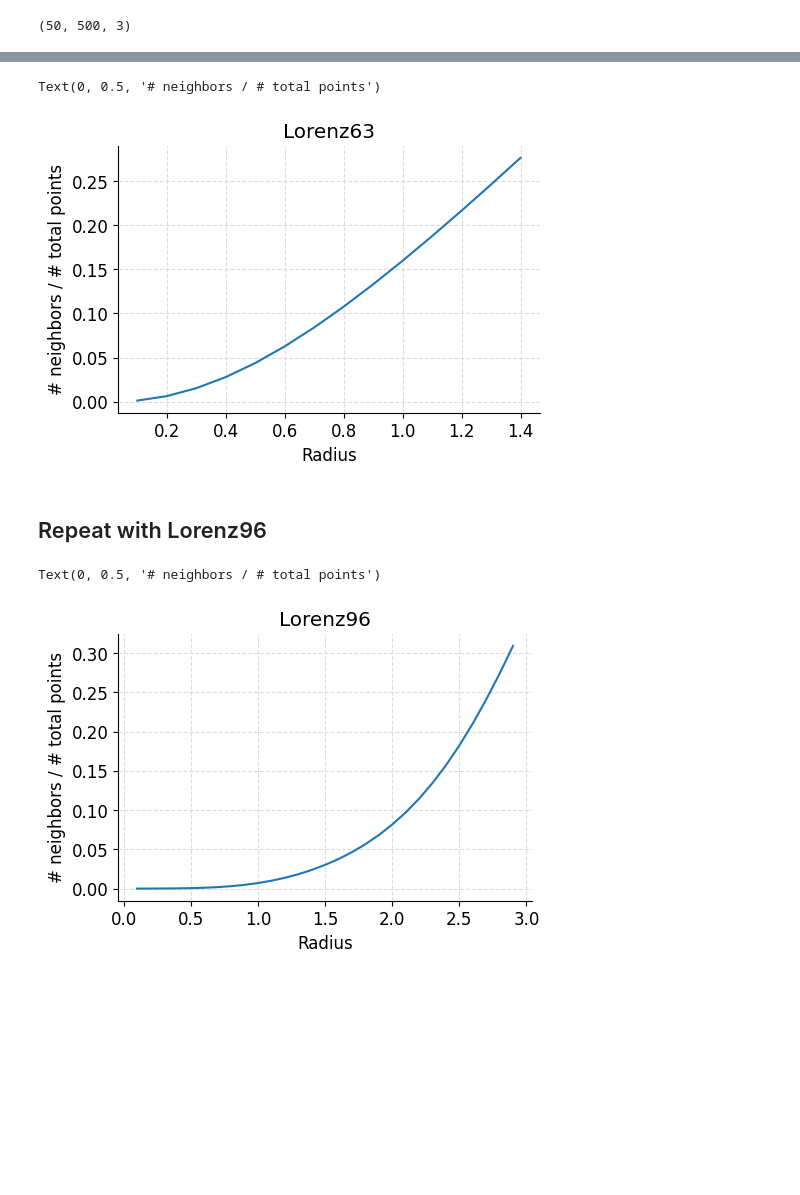
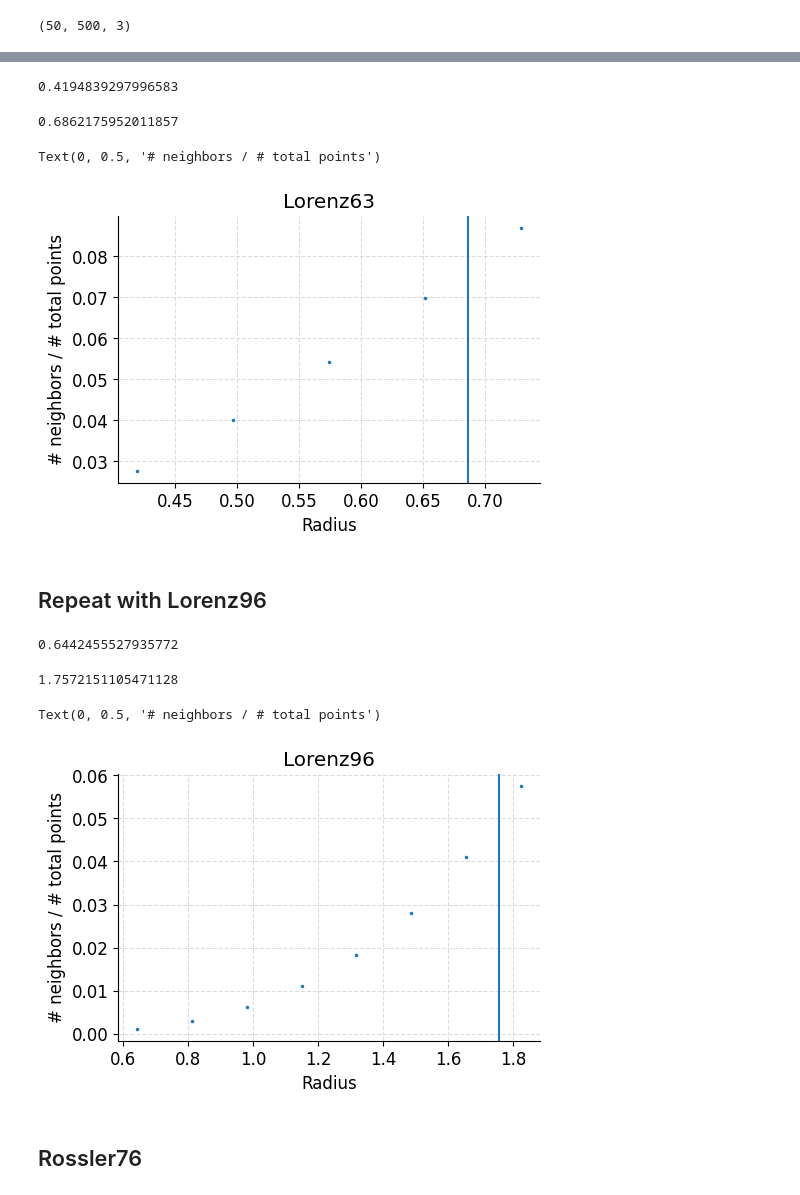
Before and after one commit to Jhko725/sandbox, a Jupyter notebook: notebooks/analysis/fractal_dimension.ipynb, the cells around one changed output, grey strips where cells are left out. Saved outputs shown, nothing was run; the diff lists cells and outputs as text; code cells hidden in the pictures; blank space fills up the shorter version.

Commit message:
Implemented automatic neighborhood selection and changed config files

```diff
--- a/notebooks/analysis/fractal_dimension.ipynb
+++ b/notebooks/analysis/fractal_dimension.ipynb
@@ -52,25 +65,38 @@ for r in tqdm(radii):
 # %%
+r_min = find_r_min(dataset)
+print(r_min)
+r_max, aux = find_r_max(
+    dataset,
+    r_max_init=1.5,
+    num_sweep=15,
+    r_min=r_min,
+    target_neighborhood_rel_size=0.05,
+)
+print(r_max)
+
 fig, ax = plt.subplots(1, 1, figsize=(5, 3.5), constrained_layout=True)
-ax.plot(radii, np.mean(neighbor_counts, axis=1) / dist_mat.shape[1])
+ax.plot(*aux, ".")
+ax.axvline(x=r_max)
 ax.set_title("Lorenz63")
 ax.set_xlabel("Radius")
 ax.set_ylabel("# neighbors / # total points")
 # %% [output]
-Text(0, 0.5, '# neighbors / # total points')
+0.4194839297996583
+0.6862175952011857
+Text(0, 0.5, '# neighbors / # total points')
-[figure, old version]
+[figure, new version]
 # %% [markdown]
 ## Repeat with Lorenz96
 # %%
-noise = 0.05
+noise = 0.1
 downsample = 2
-dataset, transform = (
+dataset_normed, transform = (
     TimeSeriesDataset(
         *TimeSeriesDataset.from_hdf5(datadir / "lorenz96_train.hdf5")[::100]
     )
     .downsample(downsample)
     .split_along_time(500)[0]
-    .add_noise(noise)
     .standardize()
 )
-
+dataset = dataset_normed.add_noise(noise)
 lorenz_scaled = TransformedODE(Lorenz96(), transform)
@@ -91,9 +103,25 @@ for r in tqdm(radii):
 # %%
+r_min = find_r_min(dataset)
+print(r_min)
+r_max, aux = find_r_max(
+    dataset,
+    r_max_init=3.0,
+    num_sweep=15,
+    r_min=r_min,
+    target_neighborhood_rel_size=0.05,
+)
+print(r_max)
+
 fig, ax = plt.subplots(1, 1, figsize=(5, 3.5), constrained_layout=True)
-ax.plot(radii, np.mean(neighbor_counts, axis=1) / dist_mat.shape[1])
+ax.plot(*aux, ".")
+ax.axvline(x=r_max)
 ax.set_title("Lorenz96")
 ax.set_xlabel("Radius")
 ax.set_ylabel("# neighbors / # total points")
 # %% [output]
-Text(0, 0.5, '# neighbors / # total points')
+0.6442455527935772
+1.7572151105471128
+Text(0, 0.5, '# neighbors / # total points')
-[figure, old version]
+[figure, new version]
+# %% [markdown]
+## Rossler76
```
Also changed, not shown: parts of 13 cells of this notebook, 12 other files.
